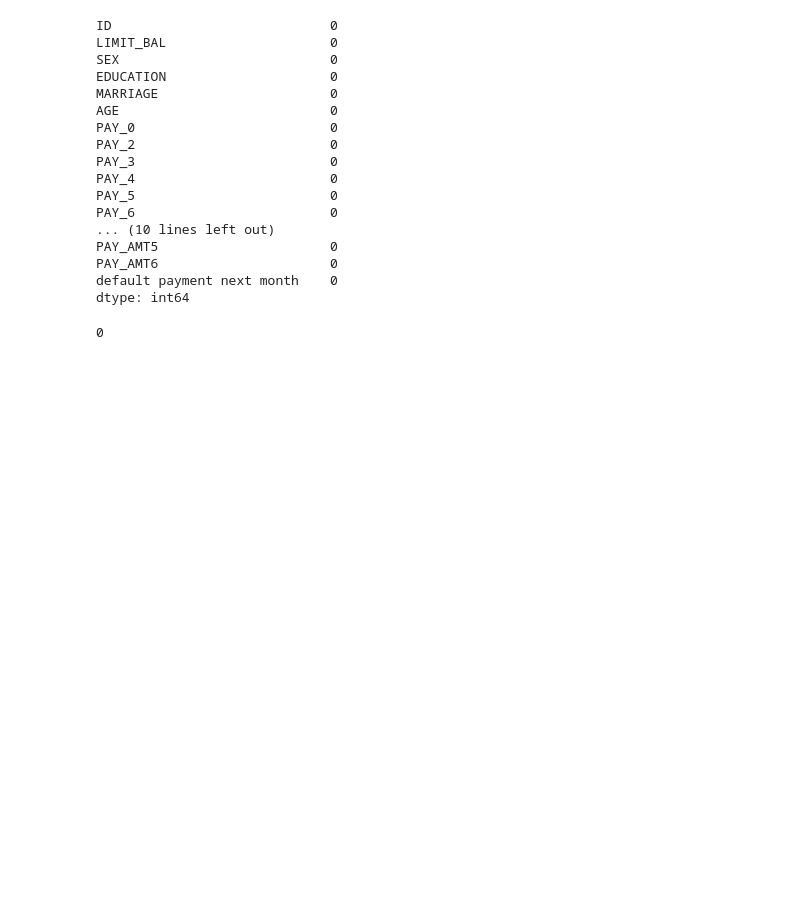
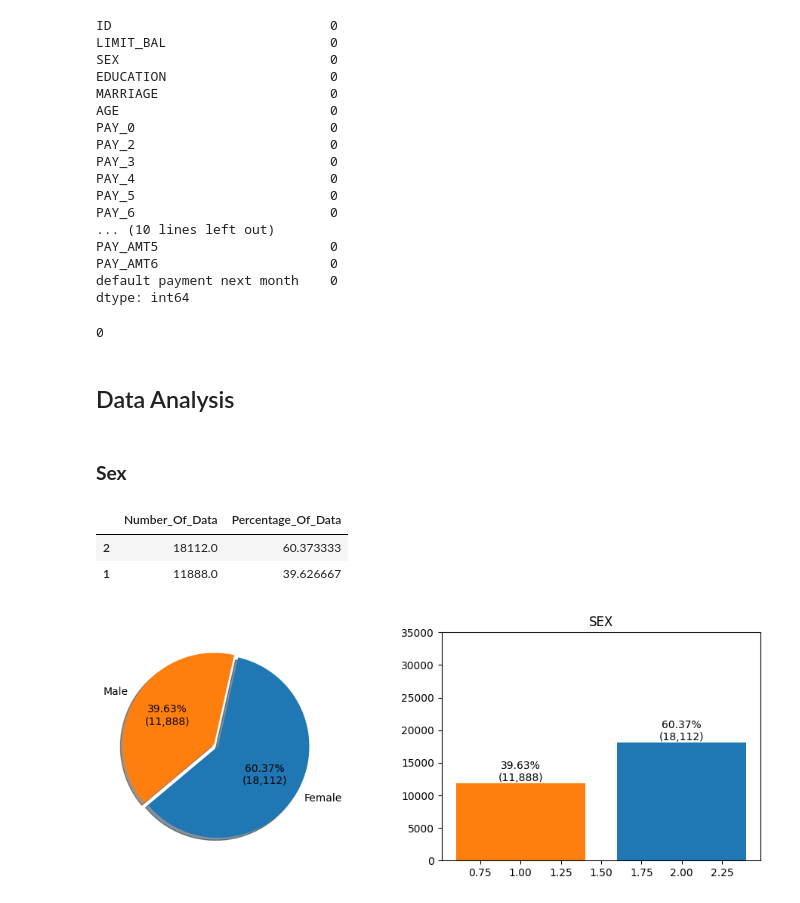
Before and after one commit to ankitmavani/Credit-Card-default-Prediction, a Jupyter notebook: Credit_Card_Default_Prediction_Capstone_Project_3.ipynb, the cells around one changed output. Saved outputs shown, nothing was run; the diff lists cells and outputs as text; code cells hidden in the pictures; blank space fills up the shorter version.

Commit message:
complete Eda(analysis)

```diff
--- a/Credit_Card_Default_Prediction_Capstone_Project_3.ipynb
+++ b/Credit_Card_Default_Prediction_Capstone_Project_3.ipynb
@@ -101,3 +101,54 @@ dtype: int64
 len(df[df.duplicated()])
 # %% [output]
 0
+# %% [markdown]
+## Data Analysis
+# %% [markdown]
+### **Sex**
+# %%
+count_data = pd.DataFrame([df["SEX"].value_counts(),df["SEX"].value_counts(normalize=True)*100]).T
+count_data.columns = ["Number_Of_Data", "Percentage_Of_Data"]
+
+display(count_data)
+
+fig, ax = plt.subplots(1,2,figsize= (12, 4), dpi = 100)
+
+def func(pct, allvals):
+    absolute = int(pct/100.*np.sum(allvals))
+    return "{:.2f}%\n({:,})".format(pct, absolute)
+
+explode = (0, 0.05)
+
+ax[0].pie(
+    df["SEX"].value_counts(),
+    labels = ["Female","Male"],
+    autopct = lambda pct : func(pct,df["SEX"].value_counts()),
+    shadow = True,
+    startangle = 220,
+    explode = explode,
+    textprops=dict(color='black')
+)
+
+plt.title("SEX")
+
+def func1(height):
+    total = len(df["SEX"])
+    pct =((height * 100)/total).round(2)
+    return "{:.2f}%\n({:,})".format(pct, height)
+
+g = ax[1].bar(df["SEX"].value_counts().index,df["SEX"].value_counts(),color=["#1f77b4","#ff7f0e"])
+
+for rect in g:
+    height = rect.get_height()
+    ax[1].text(rect.get_x() + rect.get_width() / 2.0, height,func1(height),ha='center', va='bottom')
+
+plt.ylim((0,35000))
+
+plt.title("SEX")
+
+plt.show()
+# %% [output]
+|  | Number_Of_Data | Percentage_Of_Data |
+| 2 | 18112.0 | 60.373333 |
+| 1 | 11888.0 | 39.626667 |
+[figure, added]
```
Also changed, not shown: parts of 19 cells of this notebook.
